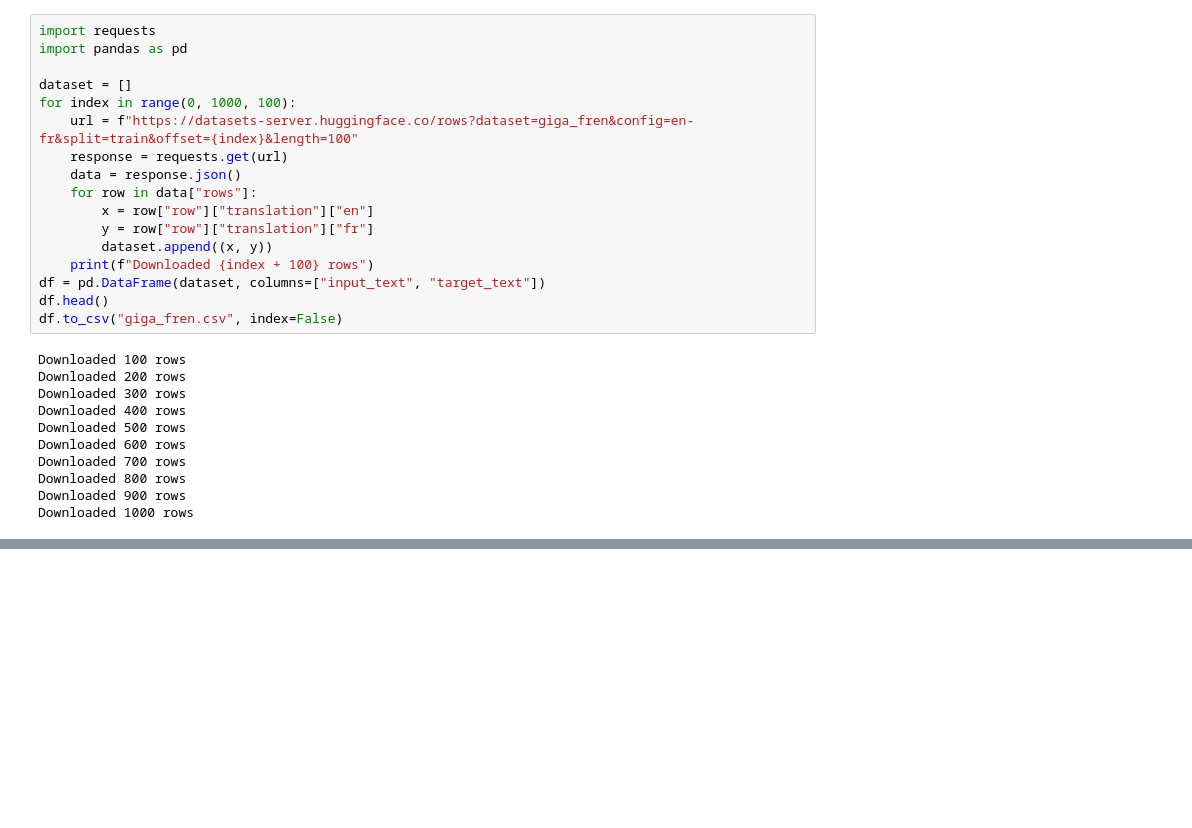
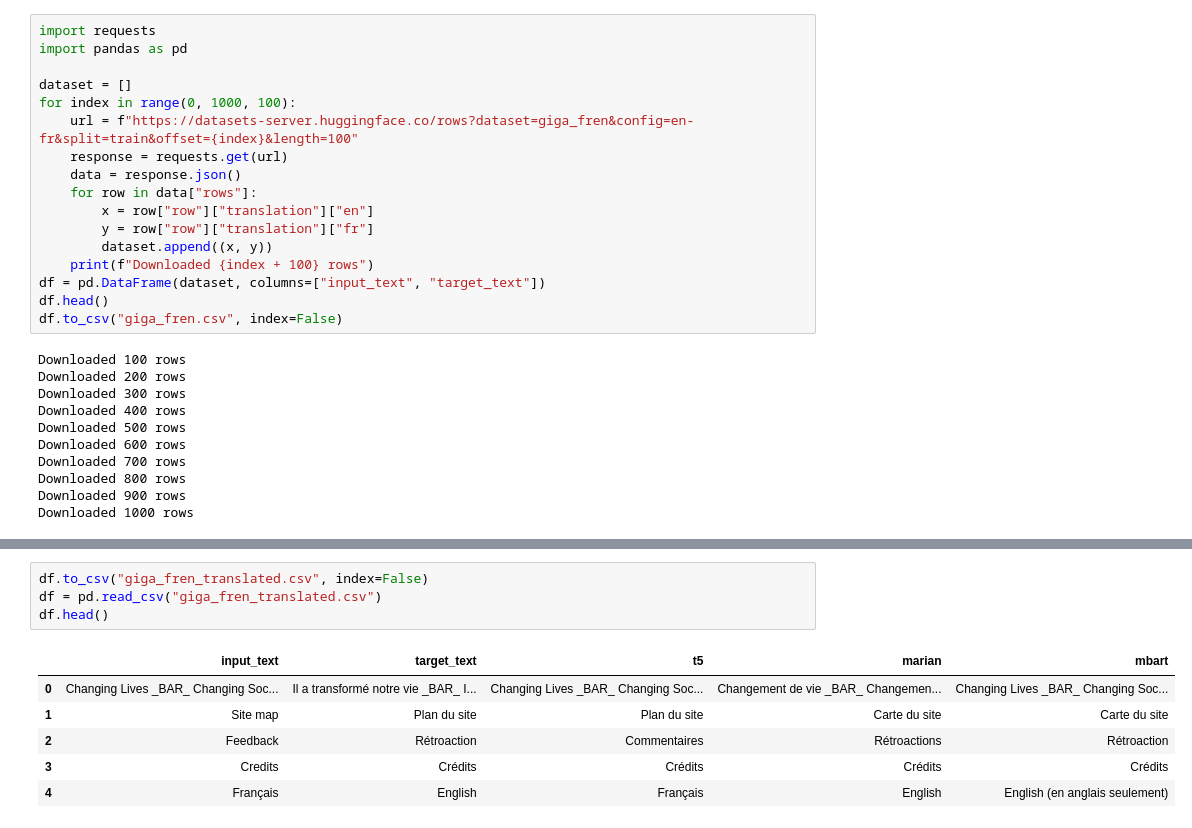
Before and after one commit to ArianQazvini/Transformers-Translation, a Jupyter notebook: transformers_metrics.ipynb, the cells around one changed output, grey strips where cells are left out. Saved outputs shown, nothing was run; the diff lists cells and outputs as text; blank space fills up the shorter version.

```diff
--- a/transformers_metrics.ipynb
+++ b/transformers_metrics.ipynb
@@ -98,0 +131,11 @@ df.head()
+# %%
+df.to_csv("giga_fren_translated.csv", index=False)
+df = pd.read_csv("giga_fren_translated.csv")
+df.head()
+# %% [output]
+|  | input_text | target_text | t5 | marian | mbart |
+| 0 | Changing Lives _BAR_ Changing Soc... | Il a transformé notre vie _BAR_ I... | Changing Lives _BAR_ Changing Soc... | Changement de vie _BAR_ Changemen... | Changing Lives _BAR_ Changing Soc... |
+| 1 | Site map | Plan du site | Plan du site | Carte du site | Carte du site |
+| 2 | Feedback | Rétroaction | Commentaires | Rétroactions | Rétroaction |
+| 3 | Credits | Crédits | Crédits | Crédits | Crédits |
+| 4 | Français | English | Français | English | English (en anglais seulement) |
```
Also changed, not shown: parts of 6 cells of this notebook, 1 other file.
